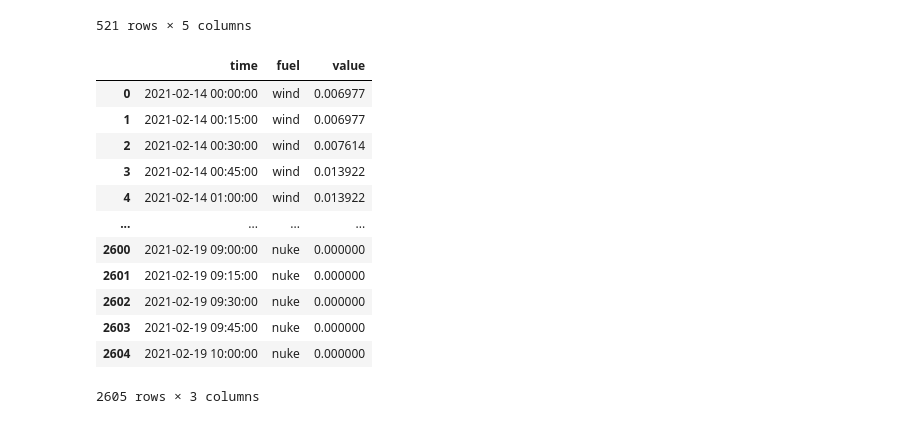
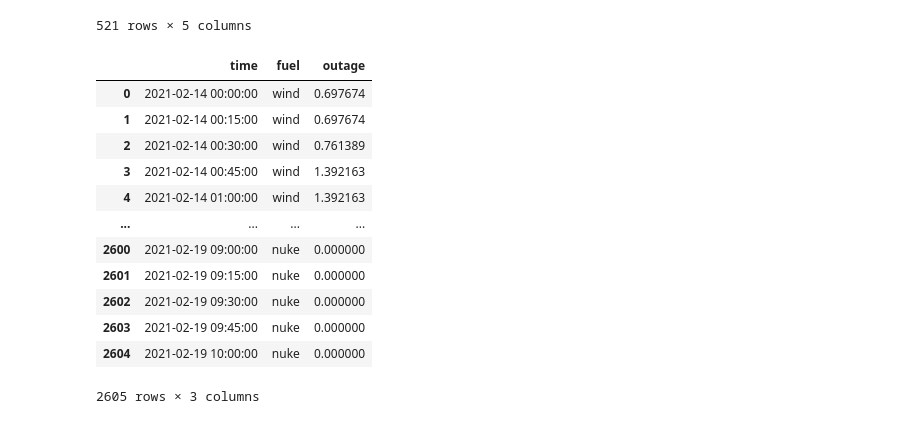
Before and after one commit to thejohnfreeman/2021-tx-blackouts, a Jupyter notebook: outages.ipynb, the cells around one changed output. Saved outputs shown, nothing was run; the diff lists cells and outputs as text; code cells hidden in the pictures.

```diff
--- a/outages.ipynb
+++ b/outages.ipynb
@@ -124,15 +125,17 @@ fuel_by_time
 | 2021-02-19 10:00:00 | 0.076449 | 0.158728 | 0.0 | 0.05569 | 0.304810 |
 521 rows × 5 columns
 # %%
-source = fuel_by_time.reset_index().melt(id_vars=['time'], value_vars=fuels.values)
+source = fuel_by_time.reset_index().melt(id_vars=['time'], value_vars=fuels.values, value_name='outage')
+# Make it a percent for the laypeople.
+source['outage'] *= 100
 source
 # %% [output]
-|  | time | fuel | value |
-| 0 | 2021-02-14 00:00:00 | wind | 0.006977 |
-| 1 | 2021-02-14 00:15:00 | wind | 0.006977 |
-| 2 | 2021-02-14 00:30:00 | wind | 0.007614 |
-| 3 | 2021-02-14 00:45:00 | wind | 0.013922 |
-| 4 | 2021-02-14 01:00:00 | wind | 0.013922 |
+|  | time | fuel | outage |
+| 0 | 2021-02-14 00:00:00 | wind | 0.697674 |
+| 1 | 2021-02-14 00:15:00 | wind | 0.697674 |
+| 2 | 2021-02-14 00:30:00 | wind | 0.761389 |
+| 3 | 2021-02-14 00:45:00 | wind | 1.392163 |
+| 4 | 2021-02-14 01:00:00 | wind | 1.392163 |
 | ... | ... | ... | ... |
 | 2600 | 2021-02-19 09:00:00 | nuke | 0.000000 |
 | 2601 | 2021-02-19 09:15:00 | nuke | 0.000000 |
```
Also changed, not shown: parts of 2 cells of this notebook.
